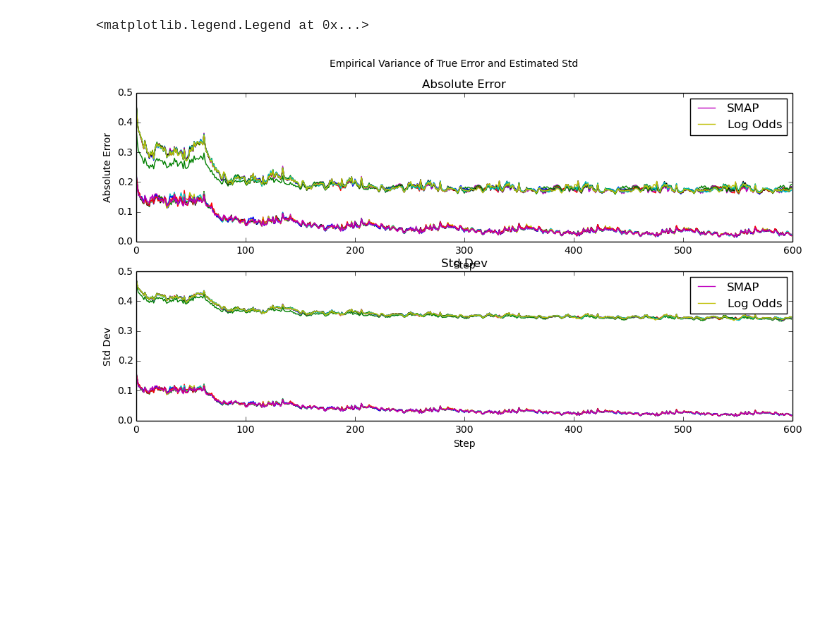
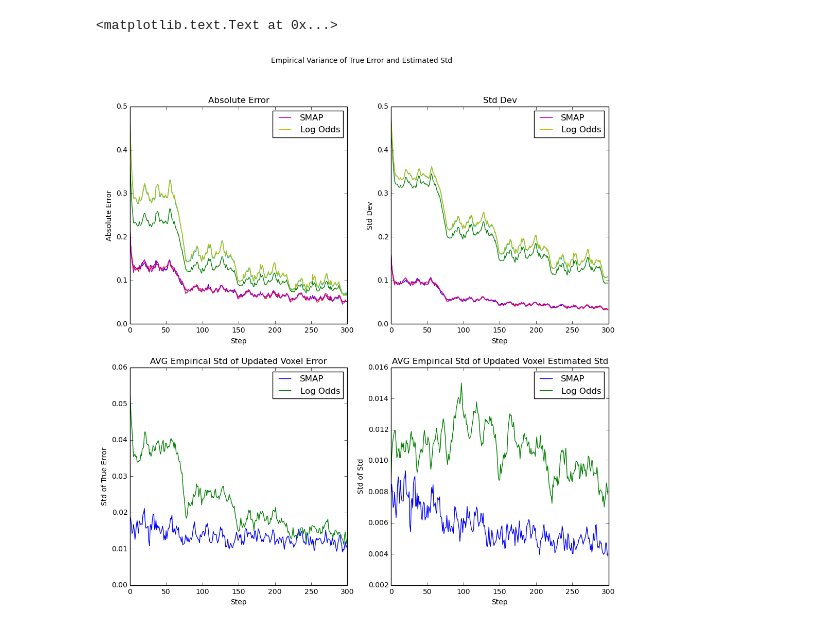
Before and after one commit to pnvyshnav/smap_PD, a Jupyter notebook: stats/SMAP Repeated Runs.ipynb, the cells around one changed output. Saved outputs shown, nothing was run; the diff lists cells and outputs as text; code cells hidden in the pictures; blank space fills up the shorter version.

Commit message:
Mapping evaluation. Improved map visualization.

```diff
--- a/stats/SMAP Repeated Runs.ipynb
+++ b/stats/SMAP Repeated Runs.ipynb
@@ -14,6 +303,6 @@ from matplotlib.colors import LogNorm
 # %%
 %matplotlib inline
-fig, ((ax1, ax2)) = plt.subplots(2, 1, figsize=(12, 6))
+fig, ((ax1, ax2), (ax3, ax4)) = plt.subplots(2, 2, figsize=(12, 12))
 fig.suptitle("Empirical Variance of True Error and Estimated Std")
 
 # size is rounds * step
@@ -27,11 +316,11 @@ steps = 0
 
 # see octomap::OcTreeKey::KeyHash
 def hash_position(x, y, z):
-    return "%.2f %.2f %.2f" % (x, y, z)
+    return "%.3f %.3f %.3f" % (x, y, z)
 
 filenames = sorted(
     glob.glob("../build/repeated_fake_3d/*.bag"),
-    key=lambda f: int(re.findall('([0-9]+)', f[len("../build/repeated_fake_3d/"):])[0]))
+    key=lambda f: int(re.findall('([0-9]+)', f[len("../build/repeated_fake_3d/"):])[0]))[:3]
 
 for rnd, filename in enumerate(filenames):
     print "Evaluating round %i (%s)..." % (rnd, filename)
@@ -46,15 +335,13 @@ for rnd, filename in enumerate(filenames):
     steps = stats.step
 
     updated_voxels_step = []
-    start = 0
     for step in range(stats.step):
         step_voxels = []
         for voxel in range(stats.updatedVoxels[step]):
-            step_voxels.append((voxel, hash_position(stats.updatedVoxelsX[start + voxel],
-                                             stats.updatedVoxelsY[start + voxel],
-                                             stats.updatedVoxelsX[start + voxel])))
+            step_voxels.append((voxel, hash_position(stats.updatedVoxelsX[voxel],
+                                             stats.updatedVoxelsY[voxel],
+                                             stats.updatedVoxelsZ[voxel])))
         updated_voxels_step.append(step_voxels)
-        start += stats.updatedVoxels[step]
     updated_voxels.append(updated_voxels_step)
 
     start = 0
@@ -115,6 +402,66 @@ for rnd, filename in enumerate(filenames):
 
 ax1.legend()
 ax2.legend()
+
+var_err_belief = []
+var_std_belief = []
+var_err_logodds = []
+var_std_logodds = []
+for step in range(steps):
+    updated = [updated_voxels[rnd][step] for rnd in range(len(filenames))]
+    positions = [map(lambda x: x[1], vs) for vs in updated]
+    unique = reduce(set.intersection, map(set, positions))
+    indices = [[x[0] for x in vs if x[1] in unique] for vs in updated]
+
+#     print "step:", step, " \tunique:", len(unique)
+
+#     if step == 100:
+#         print "updated:  ", updated
+#         print "positions:", positions
+#         print "unique:   ", unique
+#         print "indices:  ", indices
+
+    var_err_step_belief = []
+    var_std_step_belief = []
+    var_err_step_logodds = []
+    var_std_step_logodds = []
+    for voxeli in range(len(unique)):
+        err_step_voxeli_belief = np.array([err_belief[rnd][step][indices[rnd][voxeli]] for rnd in range(len(filenames))])
+        std_step_voxeli_belief = np.array([std_belief[rnd][step][indices[rnd][voxeli]] for rnd in range(len(filenames))])
+        var_err_step_belief.append(np.std(err_step_voxeli_belief))
+        var_std_step_belief.append(np.std(std_step_voxeli_belief))
+        err_step_voxeli_logodds = np.array([err_logodds[rnd][step][indices[rnd][voxeli]] for rnd in range(len(filenames))])
+        std_step_voxeli_logodds = np.array([std_logodds[rnd][step][indices[rnd][voxeli]] for rnd in range(len(filenames))])
+        var_err_step_logodds.append(np.std(err_step_voxeli_logodds))
+        var_std_step_logodds.append(np.std(std_step_voxeli_logodds))
+
+    var_err_belief.append(np.mean(np.array(var_err_step_belief)))
+    var_std_belief.append(np.mean(np.array(var_std_step_belief)))
+    var_err_logodds.append(np.mean(np.array(var_err_step_logodds)))
+    var_std_logodds.append(np.mean(np.array(var_std_step_logodds)))
+
+def moving_average(array, n=10):
+    return np.convolve(array, np.ones(n) / n)
+
+ax3.plot(var_err_belief, label="SMAP")
+ax3.plot(var_err_logodds, label="Log Odds")
+# ax3.plot(moving_average(var_err_belief), label="SMAP Moving AVG")
+# ax3.plot(moving_average(var_err_logodds), label="Log Odds Moving AVG")
+ax3.set_xlabel("Step")
+ax3.set_ylabel("Std of True Error")
+ax3.set_xlim([0, steps])
+ax3.legend()
+ax3.set_title("AVG Empirical Std of Updated Voxel Error")
+
+ax4.plot(var_std_belief, label="SMAP")
+ax4.plot(var_std_logodds, label="Log Odds")
+# ax4.plot(moving_average(var_std_belief), label="SMAP Moving AVG")
+# ax4.plot(moving_average(var_std_logodds), label="Log Odds Moving AVG")
+ax4.set_xlabel("Step")
+ax4.set_ylabel("Std of Std")
+ax4.set_xlim([0, steps])
+ax4.legend()
+ax4.set_title("AVG Empirical Std of Updated Voxel Estimated Std")
 # %% [output]
 Evaluating round 0 (../build/repeated_fake_3d/stats_0.bag)...
 Evaluating round 1 (../build/repeated_fake_3d/stats_1.bag)...
@@ -129,2 +469,2 @@ Evaluating round 9 (../build/repeated_fake_3d/stats_9.bag)...
-<matplotlib.legend.Legend at 0x...>
+<matplotlib.text.Text at 0x...>
-[figure, old version]
+[figure, new version]
```
Also changed, not shown: parts of 7 cells of this notebook, 6 other files.
